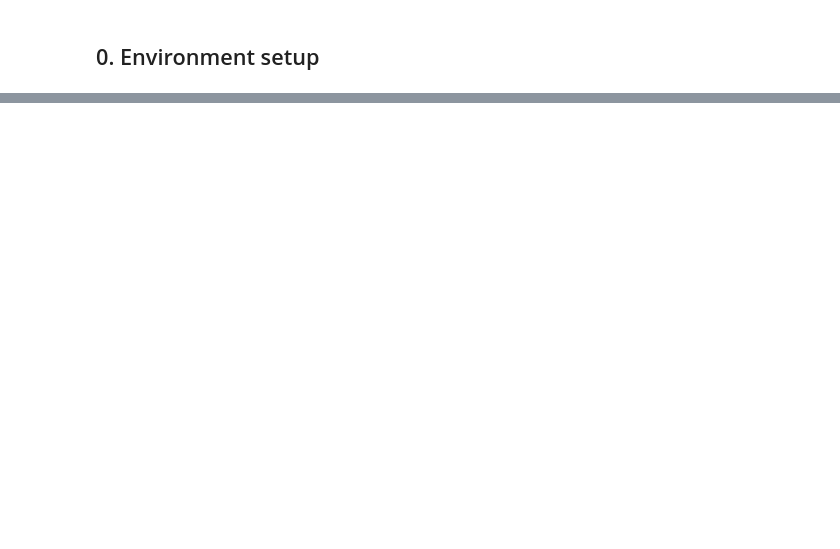
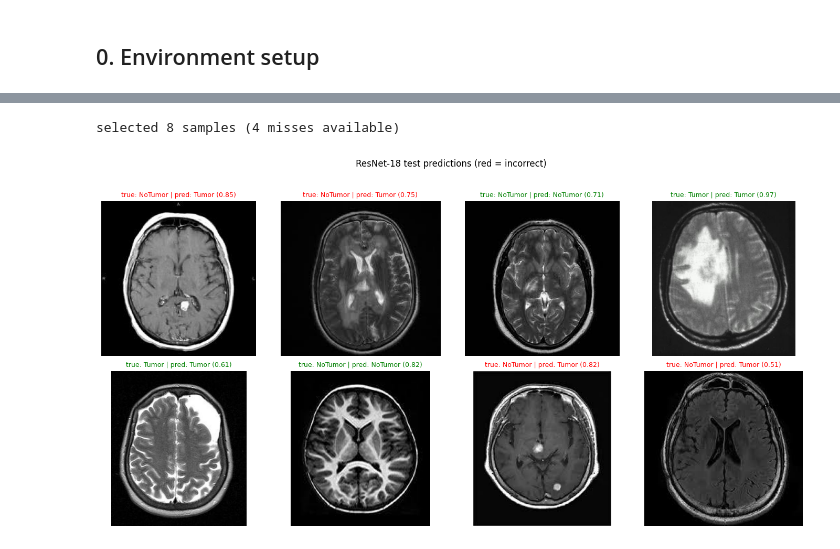
Before and after one commit to HamzaElhmd/tumor-detection-roboflow, a Jupyter notebook: resnet.ipynb, the cells around one changed output, grey strips where cells are left out. Cells and saved outputs as stored; diff of their text form; code cells hidden in the pictures; blank space fills up the shorter version.

Commit message:
cleaning and updating resnet notebook with scratch build model for comparison

```diff
--- a/resnet.ipynb
+++ b/resnet.ipynb
@@ -16,16 +12,16 @@ Fill in the `TODO` blocks as you work through each phase.
 # %%
 import sys, shutil, os
 
-SUPPORT = "/kaggle/input/datasets/ragtxt/brain-tumor-detection-support"
+# Long's preprocess.py is shipped via the support Kaggle dataset; copy it into
+# the writable working dir so we can `import preprocess`.
+SUPPORT   = "/kaggle/input/datasets/ragtxt/brain-tumor-detection-support"
 DATA_ROOT = "/kaggle/input/datasets/ragtxt/brain-tumor-roboflow-v1"
-WORK = "/kaggle/working"
+WORK      = "/kaggle/working"
 
-DATASET = SUPPORT
-
-for f in os.listdir(DATASET):
+for f in os.listdir(SUPPORT):
     shutil.copy(os.path.join(SUPPORT, f), WORK)
 sys.path.insert(0, WORK)
 
 os.makedirs(f"{WORK}/models", exist_ok=True)
 os.makedirs(f"{WORK}/plots", exist_ok=True)
-print("dataset + working dirs ready")
+print("working dirs ready")
@@ -323,0 +203,43 @@ plt.show()
+# %%
+# Sample predictions grid - mix of correct and incorrect
+import torch.nn.functional as F
+
+paths, preds, trues, probs = [], [], [], []
+model.eval()
+with torch.no_grad():
+    for x, y in test_loader:
+        x = x.to(device)
+        logits = model(x)
+        p = F.softmax(logits, dim=1).cpu()
+        preds += logits.argmax(1).cpu().tolist()
+        trues += y.tolist()
+        probs += p.max(1).values.tolist()
+
+paths = [s[0] for s in test_ds.samples]
+
+correct_idx = [i for i in range(len(paths)) if preds[i] == trues[i]]
+wrong_idx   = [i for i in range(len(paths)) if preds[i] != trues[i]]
+
+random.seed(36)
+picks  = random.sample(wrong_idx,   min(4, len(wrong_idx)))
+picks += random.sample(correct_idx, 8 - len(picks))
+random.shuffle(picks)
+print(f'selected {len(picks)} samples ({len(wrong_idx)} misses available)')
+
+fig, axes = plt.subplots(2, 4, figsize=(14, 7))
+for ax, i in zip(axes.flat, picks):
+    img = Image.open(paths[i]).convert('RGB')
+    ax.imshow(img, cmap='gray')
+    ok = preds[i] == trues[i]
+    color = 'green' if ok else 'red'
+    title = f'true: {classes[trues[i]]} | pred: {classes[preds[i]]} ({probs[i]:.2f})'
+    ax.set_title(title, color=color, fontsize=9)
+    ax.axis('off')
+
+plt.suptitle('ResNet-18 test predictions (red = incorrect)', y=1.02)
+plt.tight_layout()
+plt.savefig(f'{WORK}/plots/sample_predictions.png', dpi=120, bbox_inches='tight')
+plt.show()
+# %% [output]
+selected 8 samples (4 misses available)
+[figure, added]
```
Also changed, not shown: parts of 29 cells of this notebook.
